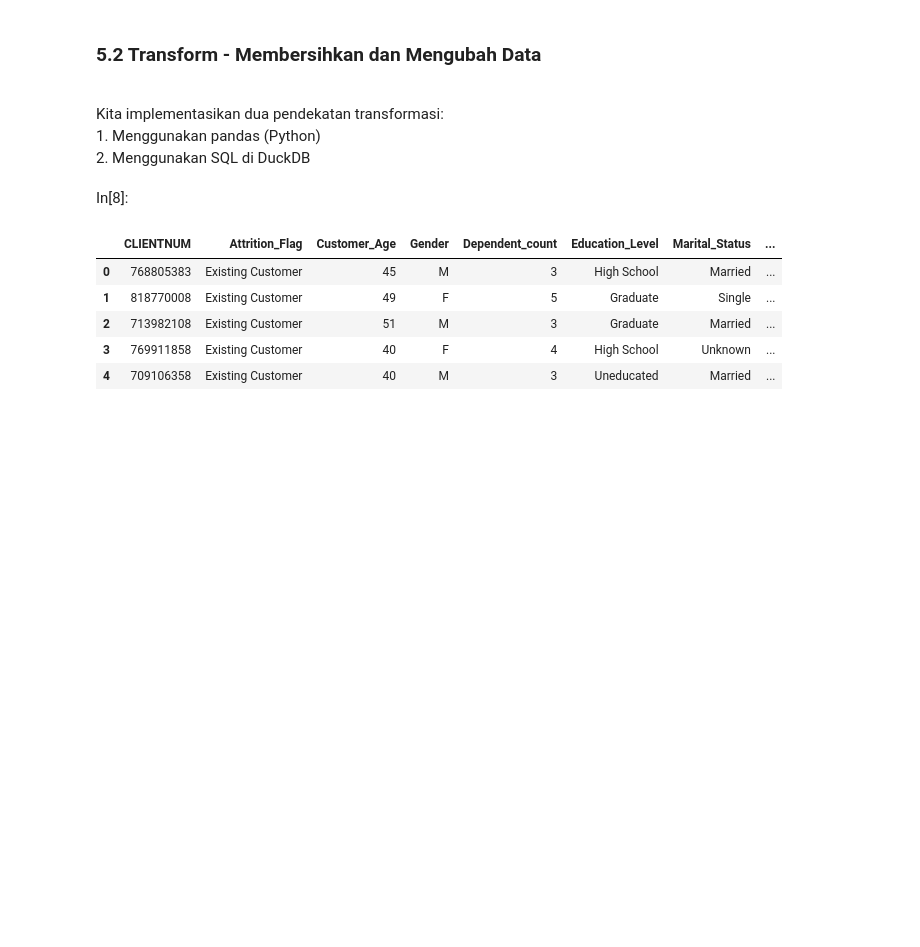
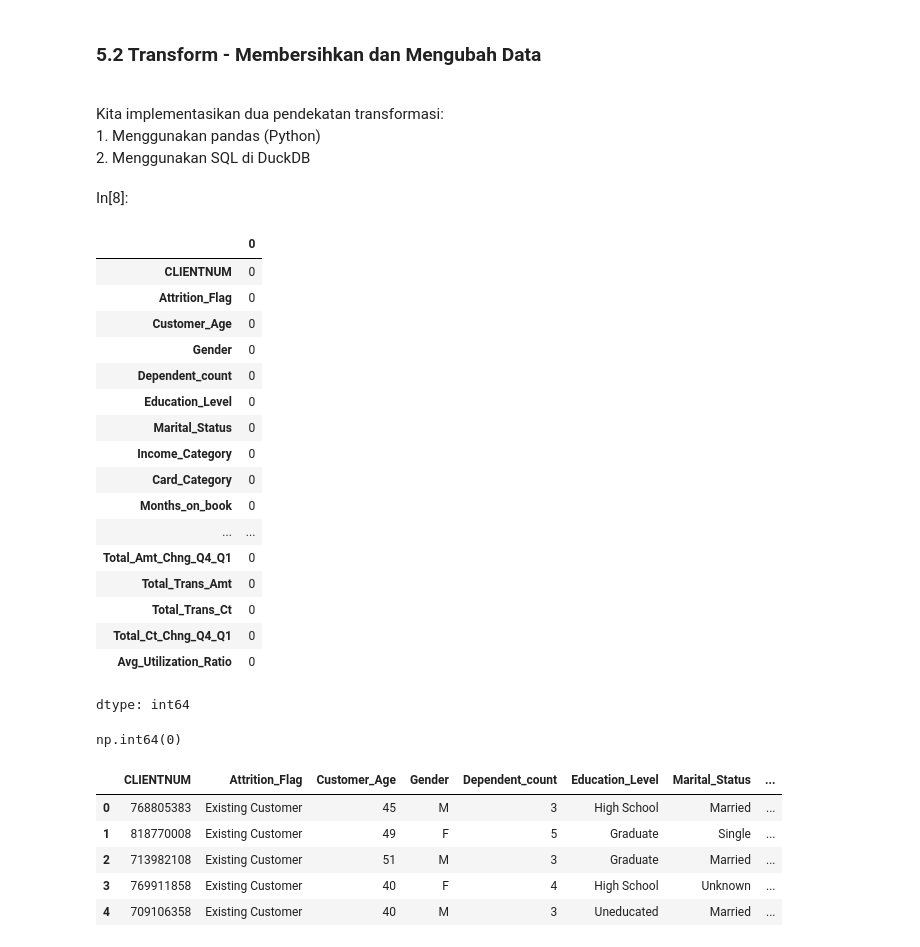
Before and after one commit to otherlife-code/DWIB_Final-Project, a Jupyter notebook: Project Based Milestone 1/Milestone_1.ipynb, the cells around one changed output. Saved outputs shown, nothing was run; the diff lists cells and outputs as text; code cells hidden in the pictures; blank space fills up the shorter version.

```diff
--- a/Project Based Milestone 1/Milestone_1.ipynb
+++ b/Project Based Milestone 1/Milestone_1.ipynb
@@ -403,6 +334,33 @@ In[8]:
 df = df.drop(columns=['Naive_Bayes_Classifier_Attrition_Flag_Card_Category_Contacts_Count_12_mon_Dependent_count_Education_Level_Months_Inactive_12_mon_1',
                       'Naive_Bayes_Classifier_Attrition_Flag_Card_Category_Contacts_Count_12_mon_Dependent_count_Education_Level_Months_Inactive_12_mon_2'],
              errors='ignore')
+# %%
+# Check missing value atau duplicate data
+df.isnull().sum()
+# %% [output]
+|  | 0 |
+| CLIENTNUM | 0 |
+| Attrition_Flag | 0 |
+| Customer_Age | 0 |
+| Gender | 0 |
+| Dependent_count | 0 |
+| Education_Level | 0 |
+| Marital_Status | 0 |
+| Income_Category | 0 |
+| Card_Category | 0 |
+| Months_on_book | 0 |
+| ... | ... |
+| Total_Amt_Chng_Q4_Q1 | 0 |
+| Total_Trans_Amt | 0 |
+| Total_Trans_Ct | 0 |
+| Total_Ct_Chng_Q4_Q1 | 0 |
+| Avg_Utilization_Ratio | 0 |
+dtype: int64
+# %%
+# Check duplicated data
+df.duplicated().sum()
+# %% [output]
+np.int64(0)
 # %%
 df.head()
 # %% [output]
```
Also changed, not shown: parts of 13 cells of this notebook.
